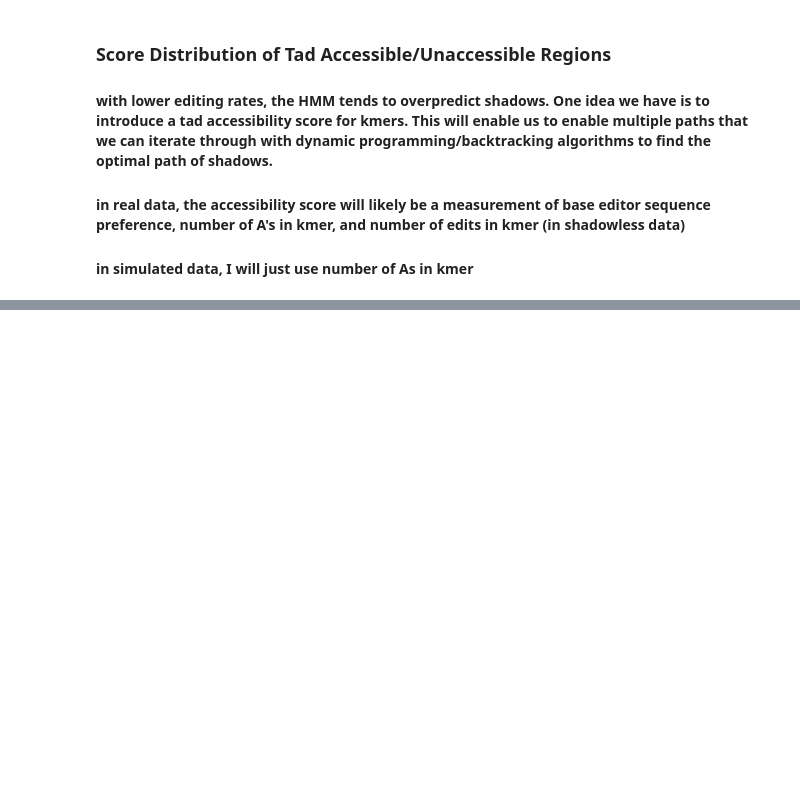
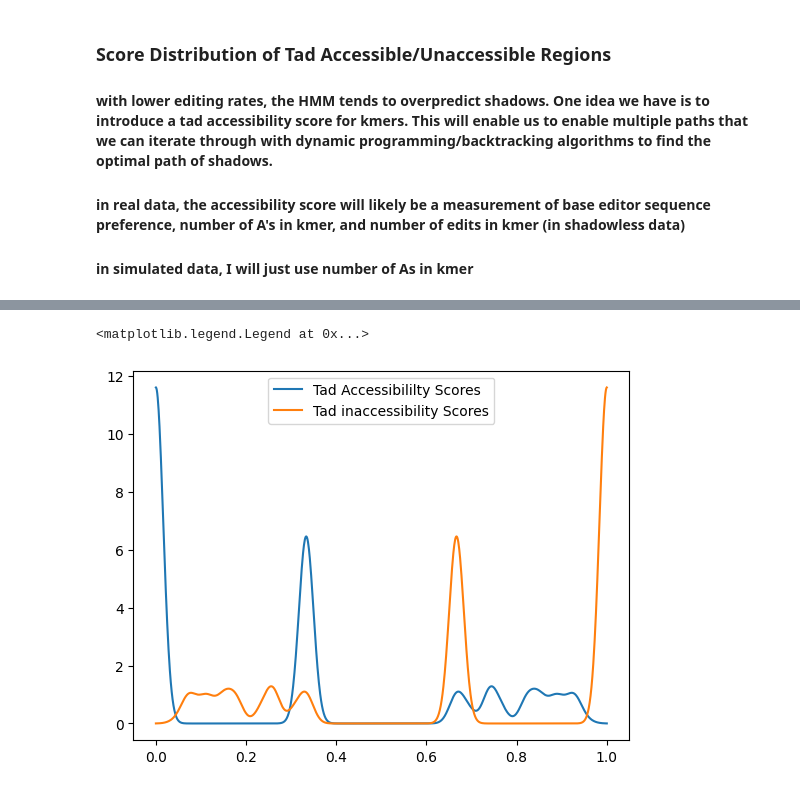
Before and after one commit to lihetran/HMM_Scripts, a Jupyter notebook: 250604_oligoShadowingPrediction.ipynb, the cells around one changed output, grey strips where cells are left out. Cells and saved outputs as stored; diff of their text form; code cells hidden in the pictures; blank space fills up the shorter version.

```diff
--- a/250604_oligoShadowingPrediction.ipynb
+++ b/250604_oligoShadowingPrediction.ipynb
@@ -219,0 +425,29 @@ for read in read_dict:
+# %%
+# plot score distribution
+import matplotlib.pyplot as plt
+from scipy.stats import gaussian_kde
+from numpy import linspace
+
+access_scores = []
+inaccess_scores = []
+for read in tad_access_scores:
+    for kmer in tad_access_scores[read]:
+        access_scores.append(tad_access_scores[read][kmer][0])
+        inaccess_scores.append(tad_access_scores[read][kmer][1])
+
+
+access_scores = np.array(access_scores)
+inaccess_scores = np.array(inaccess_scores)
+
+kde = gaussian_kde(access_scores)
+kde2 = gaussian_kde(inaccess_scores)
+
+
+dist_space = linspace( 0, 1, 1000 )
+
+plt.plot( dist_space, kde(dist_space) )
+plt.plot( dist_space, kde2(dist_space) )
+plt.legend(['Tad Accessibililty Scores', 'Tad inaccessibility Scores'])
+# %% [output]
+<matplotlib.legend.Legend at 0x...>
+[figure, added]
```
Also changed, not shown: parts of 9 cells of this notebook.
